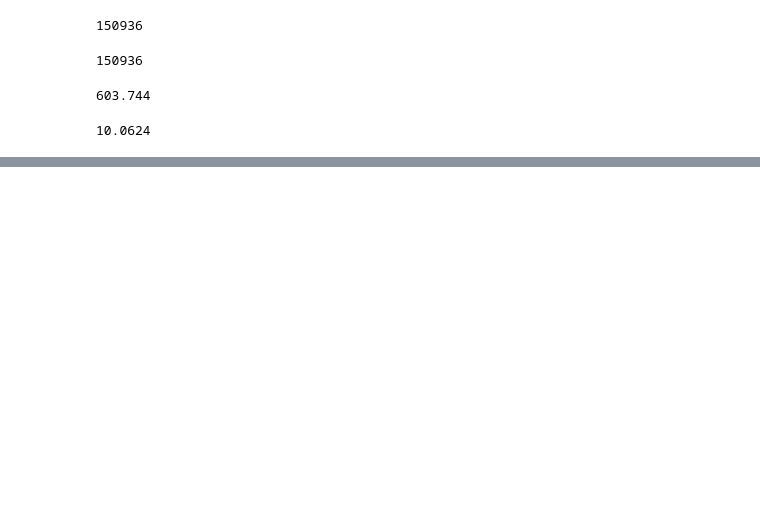
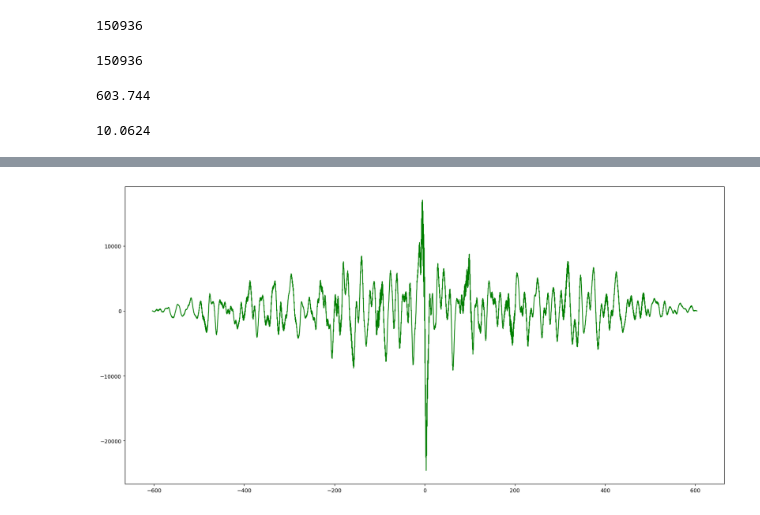
Before and after one commit to Mardvey-UMA/ssu_ml, a Jupyter notebook: task_03_heart/main.ipynb, the cells around one changed output, grey strips where cells are left out. Cells and saved outputs as stored; diff of their text form; code cells hidden in the pictures; blank space fills up the shorter version.

```diff
--- a/task_03_heart/main.ipynb
+++ b/task_03_heart/main.ipynb
@@ -34,0 +55,2 @@ print(603.744 / 60)
+# %%
+corr = np.correlate(first_values, second_values, mode='full') # кросс-корреляция фулл модом
@@ -34,0 +62,7 @@ print(603.744 / 60)
+# %%
+x = np.arange(-len(second_values) + 1, len(first_values)) / 250
+plt.figure(figsize=(20, 10))
+plt.plot(x, corr, color = 'green')
+plt.show()
+# %% [output]
+[figure, added]
```
Also changed, not shown: parts of 29 cells of this notebook, 2 other files.
